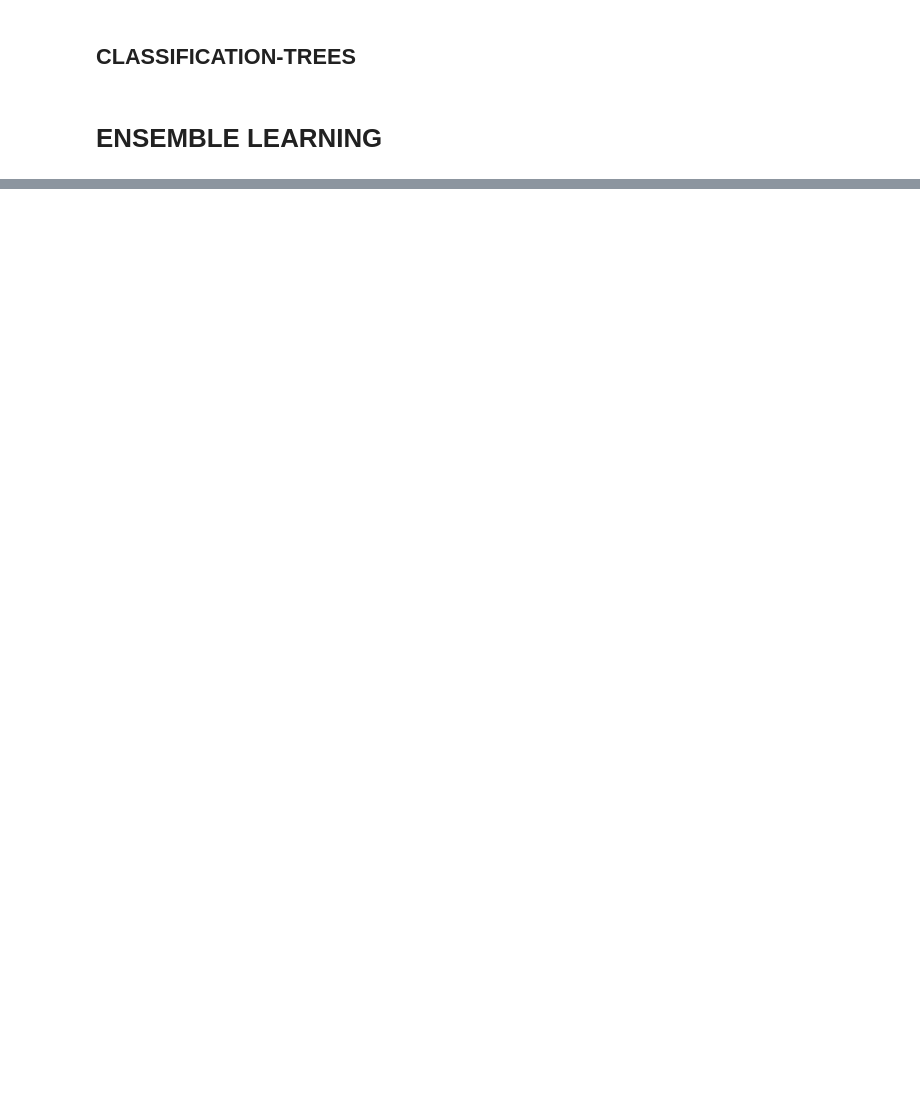
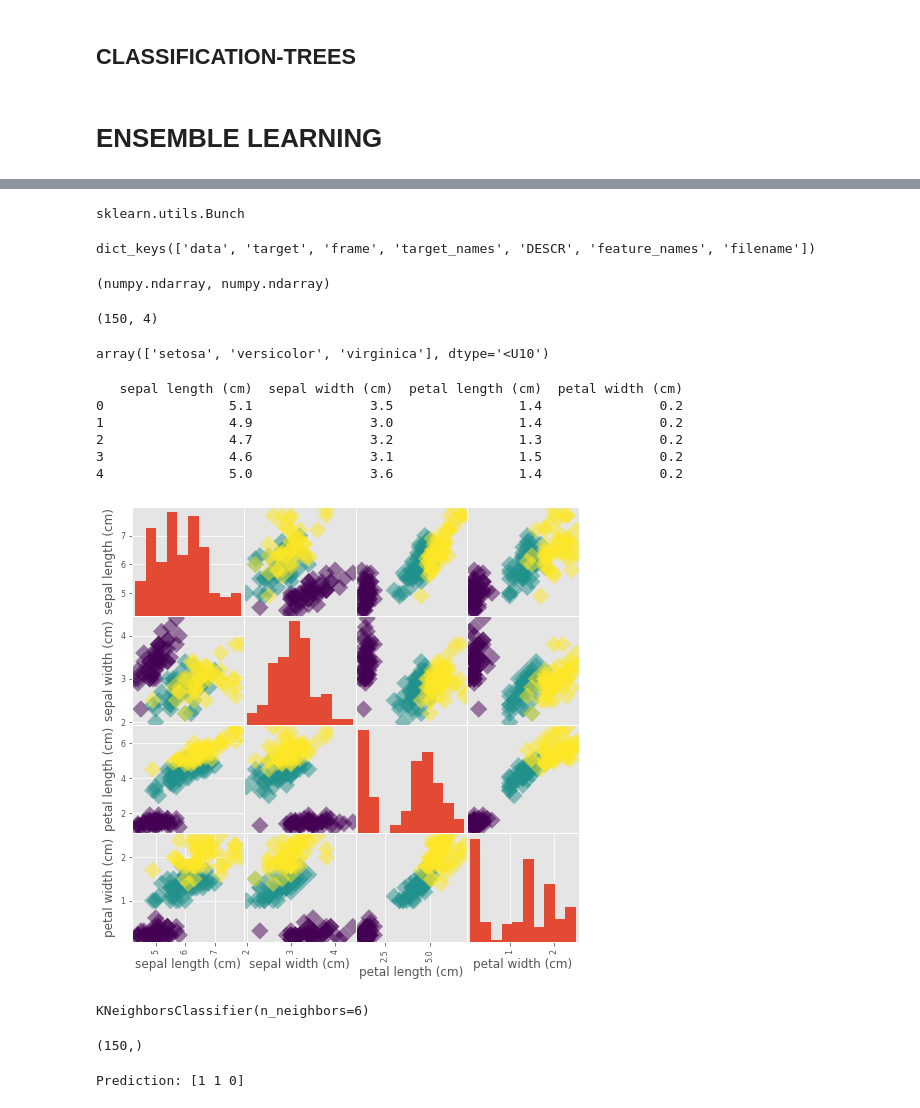
Before and after one commit to ecuerbo/pyprac, a Jupyter notebook: datacamp/machine-learning-basics.ipynb, the cells around one changed output, grey strips where cells are left out. Cells and saved outputs as stored; diff of their text form; code cells hidden in the pictures; blank space fills up the shorter version.

```diff
--- a/datacamp/machine-learning-basics.ipynb
+++ b/datacamp/machine-learning-basics.ipynb
@@ -232,0 +244,44 @@ print('Voting Classifier: {:.3f}'.format(accuracy))
+# %%
+from sklearn import datasets
+import pandas as pd
+import numpy as np
+import matplotlib.pyplot as plt
+plt.style.use('ggplot')
+iris = datasets.load_iris()
+type(iris)
+# %% [output]
+sklearn.utils.Bunch
+# %%
+print(iris.keys())
+# %% [output]
+dict_keys(['data', 'target', 'frame', 'target_names', 'DESCR', 'feature_names', 'filename'])
+# %%
+type(iris.data), type(iris.target)
+# %% [output]
+(numpy.ndarray, numpy.ndarray)
+# %%
+iris.data.shape
+# %% [output]
+(150, 4)
+# %%
+iris.target_names
+# %% [output]
+array(['setosa', 'versicolor', 'virginica'], dtype='<U10')
+# %%
+#exploratory data analysis(EDA)
+X = iris.data
+y = iris.target
+df = pd.DataFrame(X, columns=iris.feature_names)
+print(df.head())
+# %% [output]
+   sepal length (cm)  sepal width (cm)  petal length (cm)  petal width (cm)
+0                5.1               3.5                1.4               0.2
+1                4.9               3.0                1.4               0.2
+2                4.7               3.2                1.3               0.2
+3                4.6               3.1                1.5               0.2
+4                5.0               3.6                1.4               0.2
+# %%
+#VISUAL EDA
+_ = pd.plotting.scatter_matrix(df, c = y, figsize=[8,8], s=150, marker='D')
+# %% [output]
+[figure, added]
@@ -232,0 +293,10 @@ print('Voting Classifier: {:.3f}'.format(accuracy))
+# %%
+from sklearn.neighbors import KNeighborsClassifier
+knn = KNeighborsClassifier(n_neighbors=6)
+knn.fit(iris['data'], iris['target'])
+# %% [output]
+KNeighborsClassifier(n_neighbors=6)
+# %%
+iris['target'].shape
+# %% [output]
+(150,)
@@ -232,0 +309,4 @@ print('Voting Classifier: {:.3f}'.format(accuracy))
+# %%
+print('Prediction: {}'.format(prediction))
+# %% [output]
+Prediction: [1 1 0]
```
Also changed, not shown: parts of 20 cells of this notebook, 1 other file.
